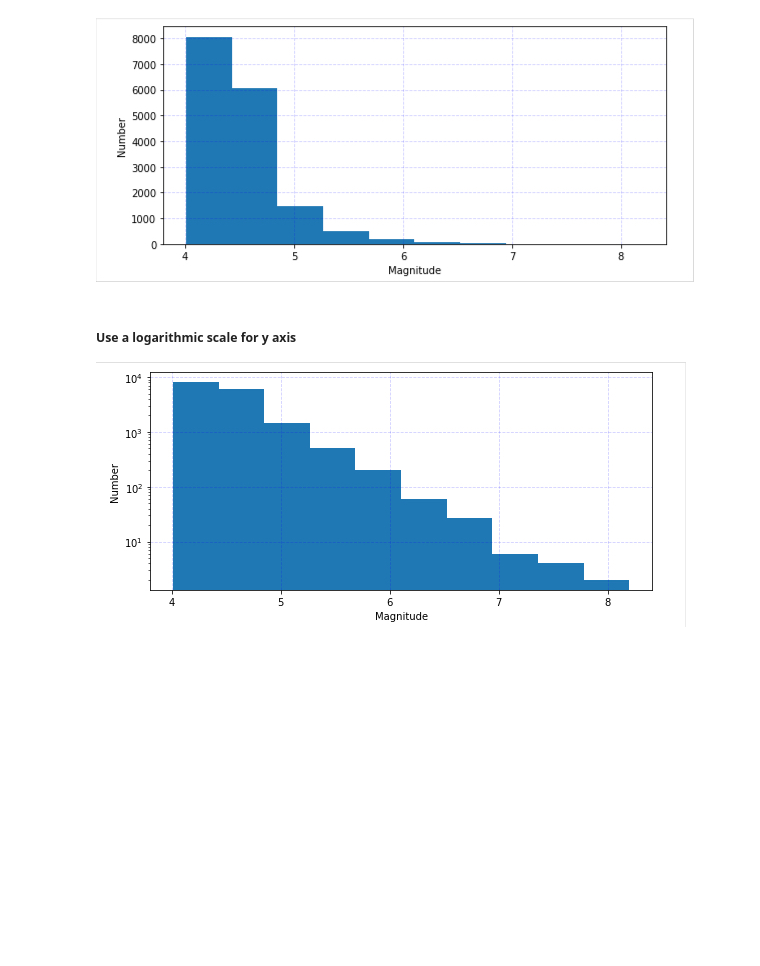
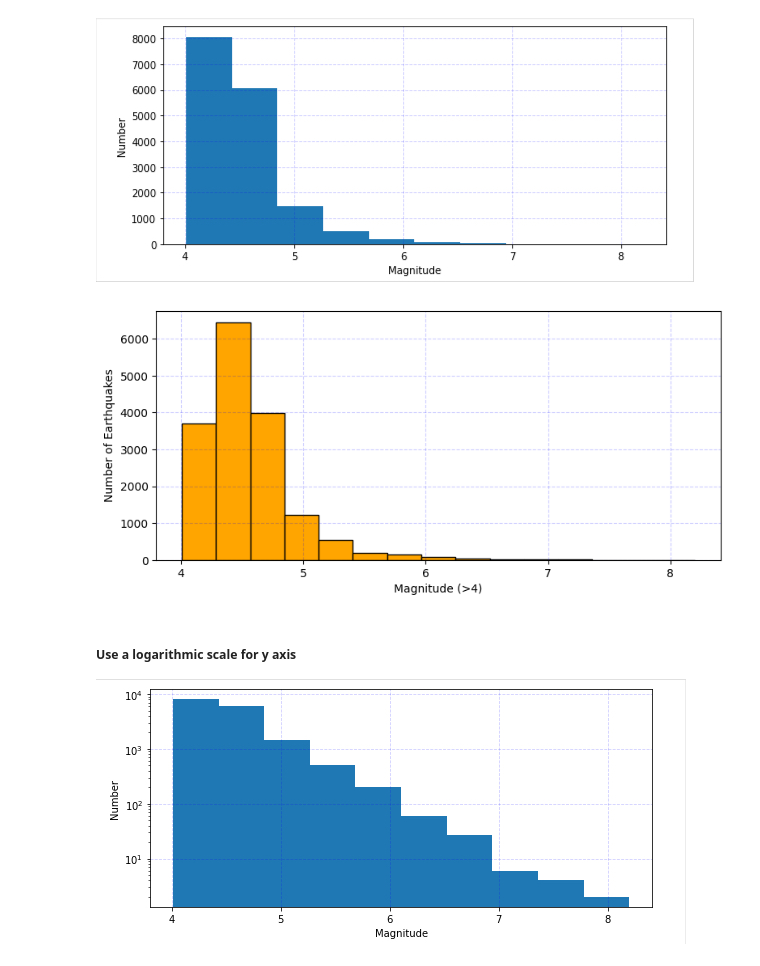
Before and after one commit to Jamgri/2025_Intro_Python, a Jupyter notebook: notebook/W3_S1.ipynb, the cells around one changed output. Saved outputs shown, nothing was run; the diff lists cells and outputs as text; code cells hidden in the pictures; blank space fills up the shorter version.

```diff
--- a/notebook/W3_S1.ipynb
+++ b/notebook/W3_S1.ipynb
@@ -307,6 +376,19 @@ ____.__.____
 __.__________('______') # X axis label
 __._______('_____') # Y axis label
 __._____(alpha=0.2,c='b',ls='--')
+# %%
+#@markdown Fill in the blank version. Double click to reveal
+magnitudes_gt4 = df['mag'][df['mag'] > 4].dropna()
+
+fig, ax = plt.subplots(figsize=(9,4))
+ax.hist(magnitudes_gt4, bins=15, color='orange', edgecolor='black')
+
+ax.set_xlabel('Magnitude (>4)')
+ax.set_ylabel('Number of Earthquakes')
+ax.grid(alpha=0.2, c='b', ls='--')
+plt.show()
+# %% [output]
+[figure, added]
 # %% [markdown]
 ##### Use a logarithmic scale for y axis
 
```
Also changed, not shown: parts of 13 cells of this notebook.
